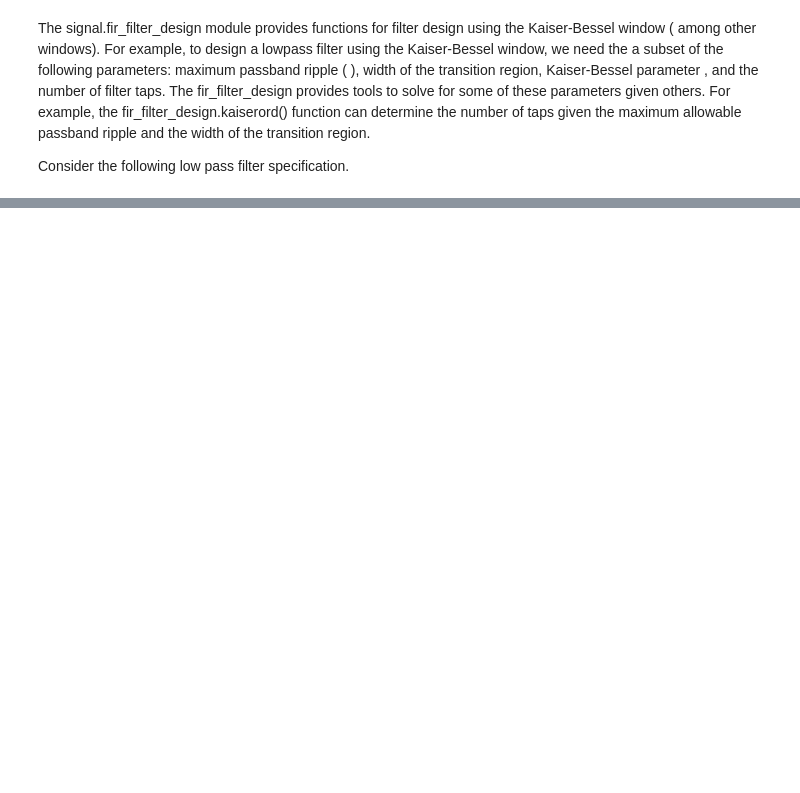
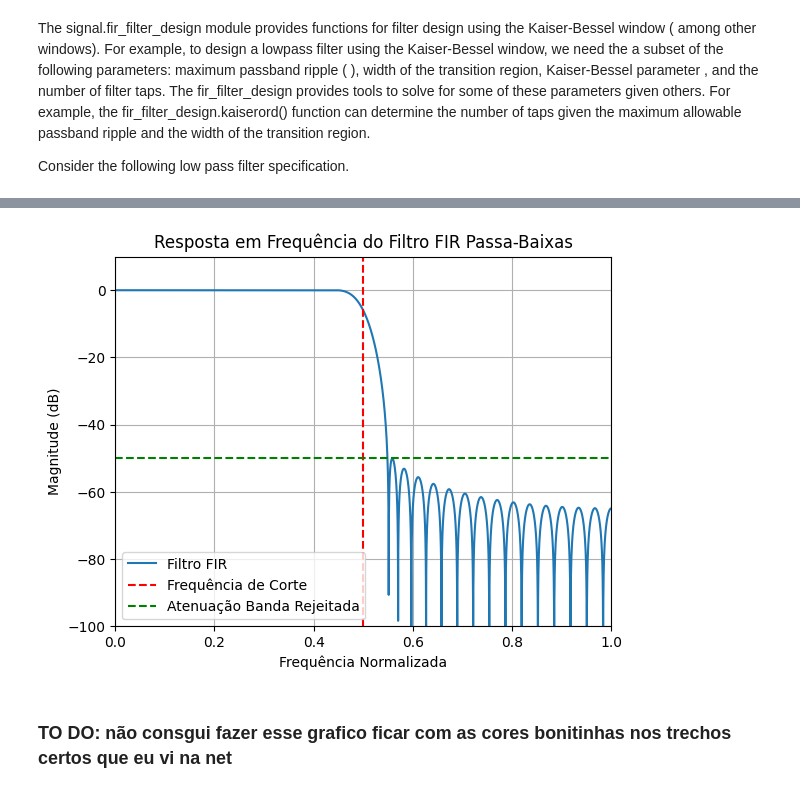
Before and after one commit to IvonLuiz/FIR_Filter_WindowMethod, a Jupyter notebook: notebook/FIR.ipynb, the cells around one changed output, grey strips where cells are left out. Saved outputs shown, nothing was run; the diff lists cells and outputs as text; code cells hidden in the pictures; blank space fills up the shorter version.

```diff
--- a/notebook/FIR.ipynb
+++ b/notebook/FIR.ipynb
@@ -257 +182,50 @@ delta = 60 # in dB, desired attenuation in stopband
+# %%
+# Definir parâmetros do filtro
+wc = np.pi / 2  # Frequência de corte
+As = 50  # Atenuação mínima na banda de rejeição (dB)
+delta_w = 0.1 * np.pi  # Largura de transição
+
+# Calcular o parâmetro beta da janela de Kaiser
+beta = 0
+if As > 50:
+    beta = 0.1102 * (As - 8.7)
+elif As >= 21:
+    beta = 0.5842 * (As - 21)**0.4 + 0.07886 * (As - 21)
+
+# Calcular o comprimento do filtro
+N = int(np.ceil((As - 8) / (2.285 * delta_w))) + 1
+if N % 2 == 0:
+    N += 1  # Certifique-se de que N seja ímpar
+
+# Gerar a resposta ao impulso do filtro ideal (sinc function)
+n = np.arange(N)
+h = np.sinc((n - (N - 1) / 2) * wc / np.pi)
+
+# Aplicar a janela de Kaiser
+window = kaiser(N, beta)
+h = h * window
+
+# Normalizar o filtro
+h /= np.sum(h)
+# %%
+# Plotar a resposta em frequência
+w, H = freqz(h, worN=8000)
+plt.plot(w / np.pi, 20 * np.log10(abs(H)), label="Filtro FIR")
+
+# Especificações
+plt.axvline(wc / np.pi, color='red', linestyle='--', label='Frequência de Corte')
+plt.axhline(-As, color='green', linestyle='--', label='Atenuação Banda Rejeitada')
+
+plt.title('Resposta em Frequência do Filtro FIR Passa-Baixas')
+plt.xlabel('Frequência Normalizada')
+plt.ylabel('Magnitude (dB)')
+plt.ylim(-100, 10)
+plt.xlim(0, 1)
+plt.grid()
+plt.legend(loc='best')
+plt.show()
+# %% [output]
+[figure, added]
+# %% [markdown]
+### TO DO: não consgui fazer esse grafico ficar com as cores bonitinhas nos trechos certos que eu vi na net
 # %%
```
Also changed, not shown: parts of 23 cells of this notebook.
